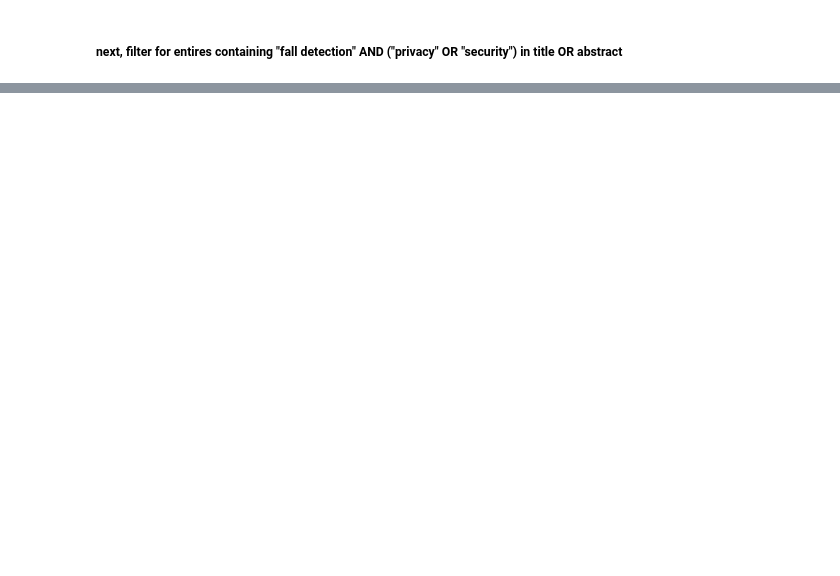
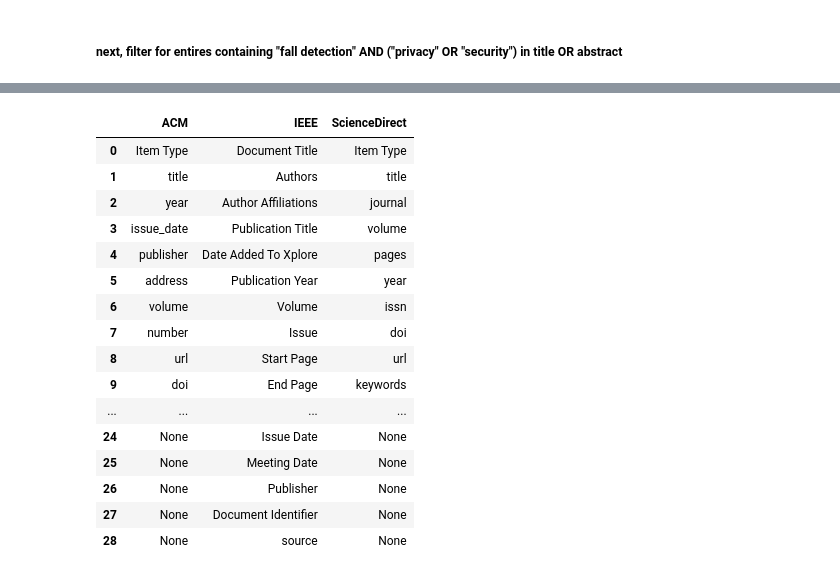
Before and after one commit to AichaNT/bachelor_thesis, a Jupyter notebook: EDA.ipynb, the cells around one changed output, grey strips where cells are left out. Saved outputs shown, nothing was run; the diff lists cells and outputs as text; code cells hidden in the pictures; blank space fills up the shorter version.

```diff
--- a/EDA.ipynb
+++ b/EDA.ipynb
@@ -110,0 +143,42 @@ def filter_title_abstract(df, column_names):
+# %%
+# load in final data
+acm_final = pd.read_csv("data/final/acm_final_2026-03-02")
+ieee_final = pd.read_csv("data/final/ieee_final_2026-03-02")
+sd_final = pd.read_csv("data/final/sd_final_2026-03-02")
+# %%
+acm_cols = list(acm_final.columns)
+ieee_cols = list(ieee_final.columns)
+sd_cols = list(sd_final.columns)
+
+# pad shorter lists with None so all have same length
+max_len = max(len(acm_cols), len(ieee_cols), len(sd_cols))
+acm_cols += [None] * (max_len - len(acm_cols))
+ieee_cols += [None] * (max_len - len(ieee_cols))
+sd_cols += [None] * (max_len - len(sd_cols))
+
+# create combined DataFrame
+all_cols = pd.DataFrame({
+    "ACM": acm_cols,
+    "IEEE": ieee_cols,
+    "ScienceDirect": sd_cols
+})
+
+all_cols
+# %% [output]
+|  | ACM | IEEE | ScienceDirect |
+| 0 | Item Type | Document Title | Item Type |
+| 1 | title | Authors | title |
+| 2 | year | Author Affiliations | journal |
+| 3 | issue_date | Publication Title | volume |
+| 4 | publisher | Date Added To Xplore | pages |
+| 5 | address | Publication Year | year |
+| 6 | volume | Volume | issn |
+| 7 | number | Issue | doi |
+| 8 | url | Start Page | url |
+| 9 | doi | End Page | keywords |
+| ... | ... | ... | ... |
+| 24 | None | Issue Date | None |
+| 25 | None | Meeting Date | None |
+| 26 | None | Publisher | None |
+| 27 | None | Document Identifier | None |
+| 28 | None | source | None |
```
Also changed, not shown: parts of 23 cells of this notebook, 6 other files.
